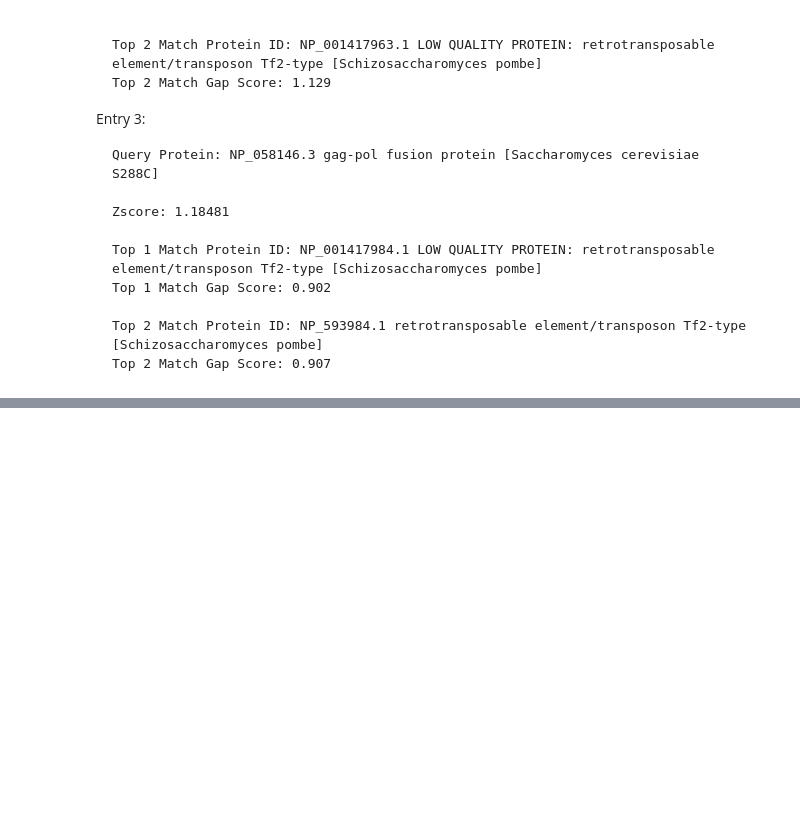
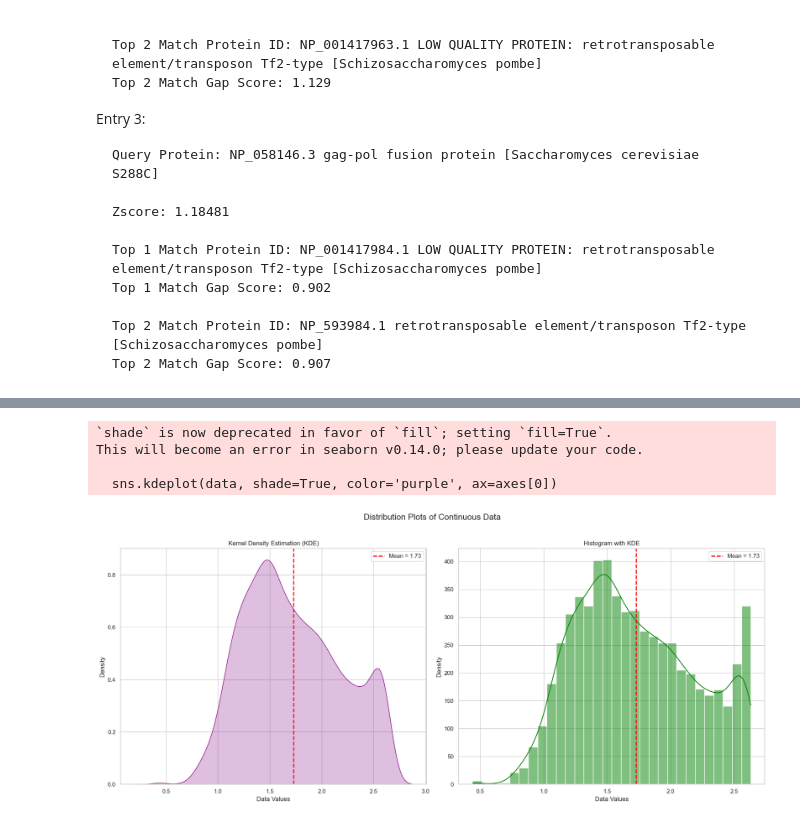
Before and after one commit to sakshmenon/PLM, a Jupyter notebook: Workflow Gen/Similarity Search/ScoreGap_ZScore_script.ipynb, the cells around one changed output, grey strips where cells are left out. Drawn from its saved outputs; the diff is of its cells as text; code cells hidden in the pictures; blank space fills up the shorter version.

```diff
--- a/Workflow Gen/Similarity Search/ScoreGap_ZScore_script.ipynb
+++ b/Workflow Gen/Similarity Search/ScoreGap_ZScore_script.ipynb
@@ -261,0 +279,11 @@ Entry 3:
+# %%
+import math
+pp_value = [-(math.log10(i[0])) for i in ranks]
+pp_value
+plot_distribution(pp_value)
+# %% [output]
+`shade` is now deprecated in favor of `fill`; setting `fill=True`.
+This will become an error in seaborn v0.14.0; please update your code.
+
+  sns.kdeplot(data, shade=True, color='purple', ax=axes[0])
+[figure, added]
```
Also changed, not shown: parts of 9 cells of this notebook, 28 other files.
